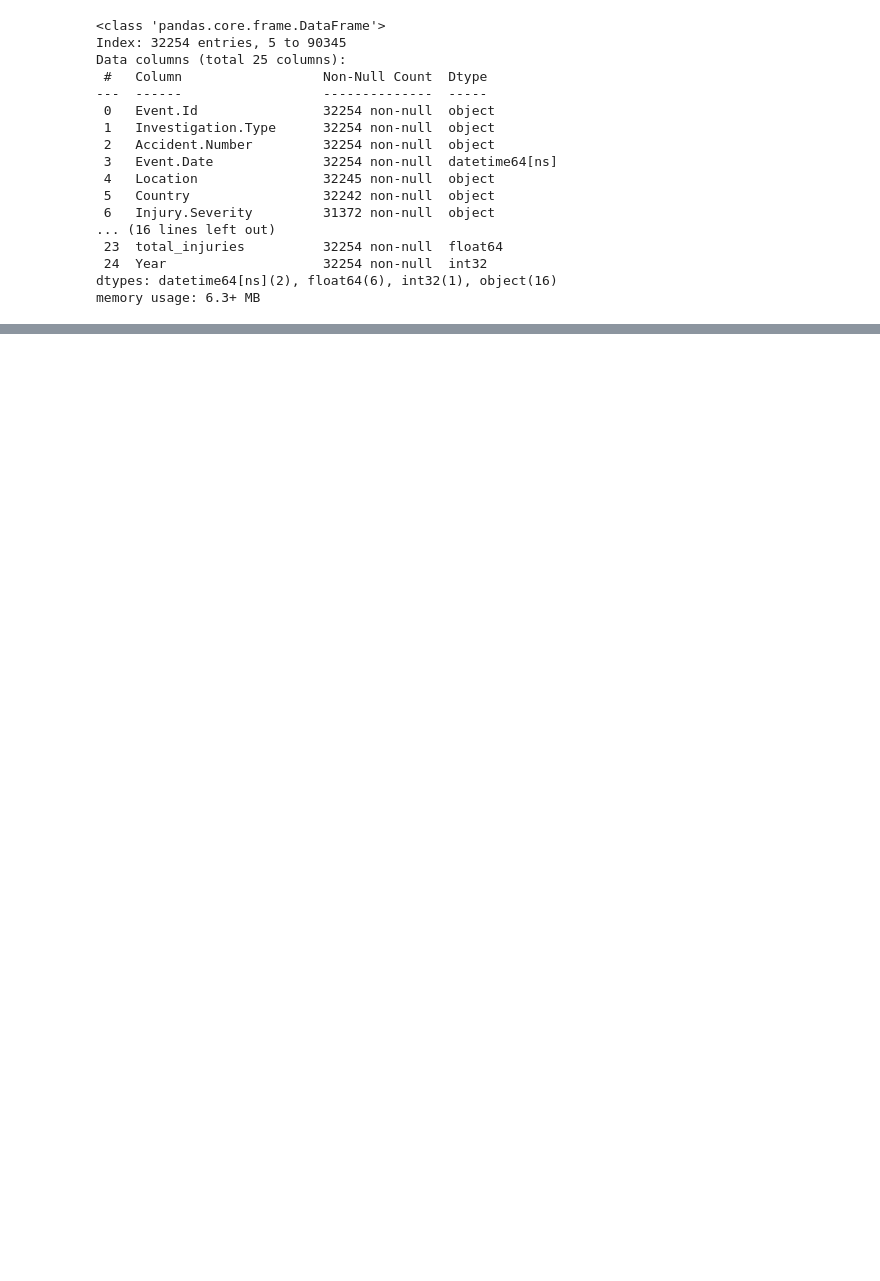
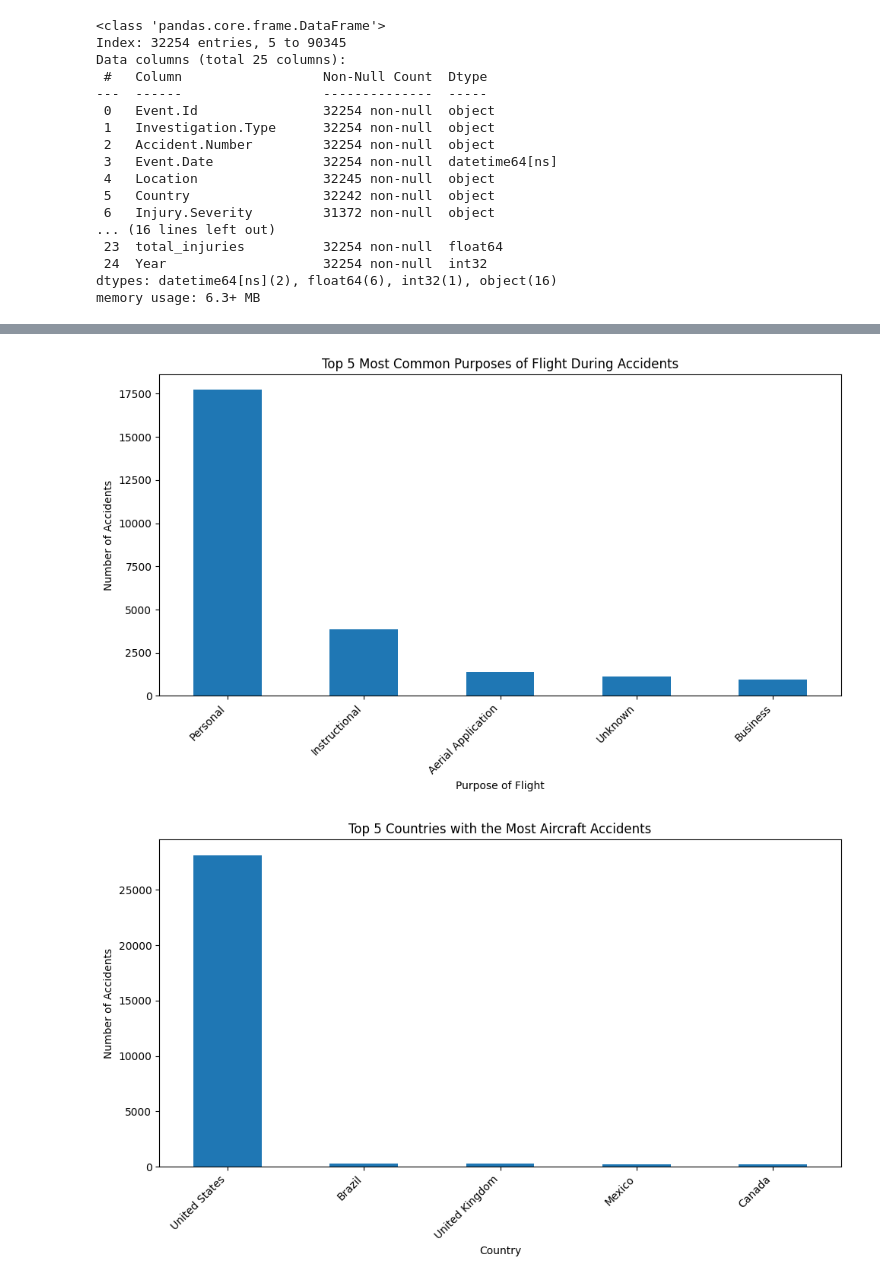
Before and after one commit to MICH-MAINA/moringa_project1, a Jupyter notebook: Project_One.ipynb, the cells around one changed output, grey strips where cells are left out. Cells and saved outputs as stored; diff of their text form; code cells hidden in the pictures; blank space fills up the shorter version.

```diff
--- a/Project_One.ipynb
+++ b/Project_One.ipynb
@@ -194,0 +253,18 @@ aviation_data.to_csv('aviation_data_cleaned.csv', index=False)
+# %%
+# Question 1: Safest aircraft (fewest fatal accidents)
+safe_aircraft = (
+    aviation_data.groupby(['Make', 'Model'], dropna=True)['Total.Fatal.Injuries']
+    .sum()
+    .reset_index()
+    .sort_values(by='Total.Fatal.Injuries', ascending=True)
+)
+safe_aircraft_top5 = safe_aircraft[safe_aircraft['Total.Fatal.Injuries'] == 0].head(5)
+print("Top 5 Aircraft with 0 Fatal Injuries:\n", safe_aircraft_top5)
+
+# Question 2: Most common purpose of flight during accidents
+purpose_counts = aviation_data['Purpose.of.flight'].value_counts().head(5)
+print("\nTop 5 Purposes of Flight with Most Accidents:\n", purpose_counts)
+
+# Question 3: Countries with highest number of accidents
+top_countries = aviation_data['Country'].value_counts().head(5)
+print("\nTop 5 Countries with Most Aircraft Accidents:\n", top_countries)
@@ -194,0 +289,26 @@ aviation_data.to_csv('aviation_data_cleaned.csv', index=False)
+# %%
+import matplotlib.pyplot as plt
+
+
+# Chart 2: Top 5 Purposes of Flight with Most Accidents
+plt.figure(figsize=(10, 6))
+purpose_counts.plot(kind='bar')
+plt.xlabel('Purpose of Flight')
+plt.ylabel('Number of Accidents')
+plt.title('Top 5 Most Common Purposes of Flight During Accidents')
+plt.xticks(rotation=45, ha='right')
+plt.tight_layout()
+plt.show()
+
+# Chart 3: Top 5 Countries with Most Aircraft Accidents
+plt.figure(figsize=(10, 6))
+top_countries.plot(kind='bar')
+plt.xlabel('Country')
+plt.ylabel('Number of Accidents')
+plt.title('Top 5 Countries with the Most Aircraft Accidents')
+plt.xticks(rotation=45, ha='right')
+plt.tight_layout()
+plt.show()
+# %% [output]
+[figure, added]
+[figure, added]
```
Also changed, not shown: parts of 14 cells of this notebook, 3 other files.
